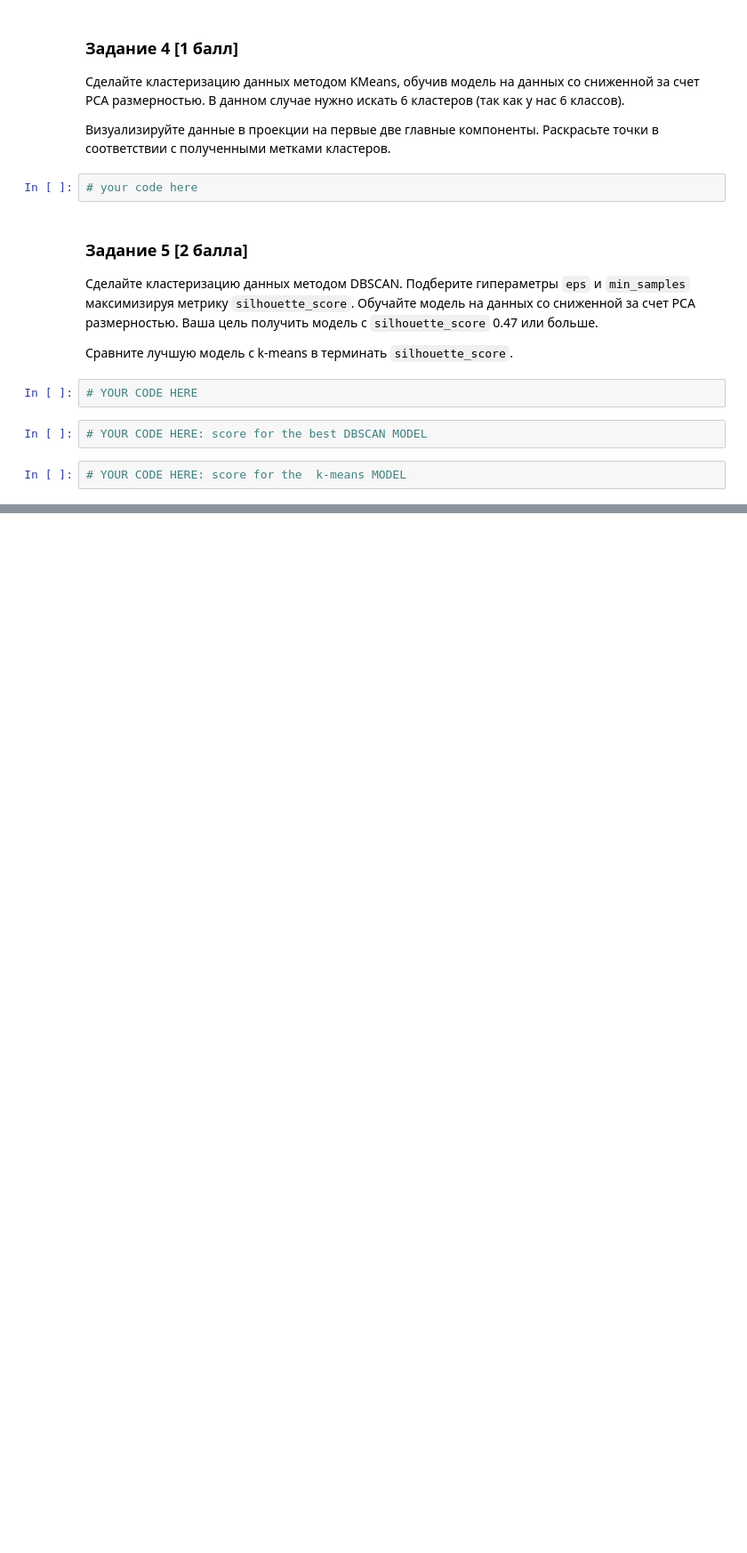
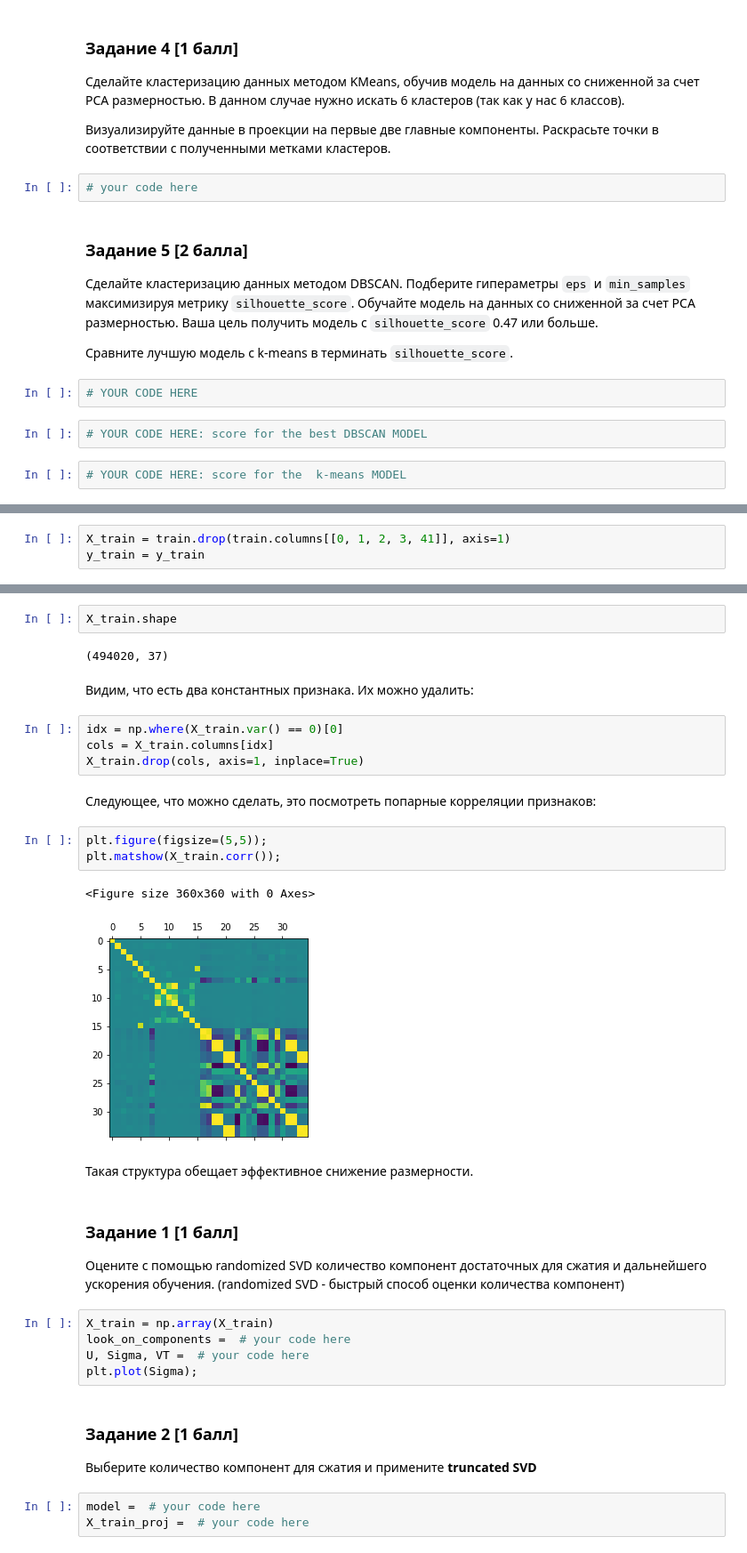
Before and after one commit to WeaselCMC/hse_ml_2023, a Jupyter notebook: hw/hw5/hw05.ipynb, the cells around one changed output, grey strips where cells are left out. Shown at 89% size. Cells and saved outputs as stored; diff of their text form; blank space fills up the shorter version.

```diff
--- a/hw/hw5/hw05.ipynb
+++ b/hw/hw5/hw05.ipynb
@@ -332,0 +625,3 @@ array([1, 2, 3, 4, 5, 6])
+# %%
+X_train = train.drop(train.columns[[0, 1, 2, 3, 41]], axis=1)
+y_train = y_train
@@ -332,0 +650,35 @@ array([1, 2, 3, 4, 5, 6])
+# %%
+X_train.shape
+# %% [output]
+(494020, 37)
+# %% [markdown]
+Видим, что есть два константных признака. Их можно удалить:
+# %%
+idx = np.where(X_train.var() == 0)[0]
+cols = X_train.columns[idx]
+X_train.drop(cols, axis=1, inplace=True)
+# %% [markdown]
+Следующее, что можно сделать, это посмотреть попарные корреляции признаков:
+# %%
+plt.figure(figsize=(5,5));
+plt.matshow(X_train.corr());
+# %% [output]
+<Figure size 360x360 with 0 Axes>
+[figure, added]
+# %% [markdown]
+Такая структура обещает эффективное снижение размерности.
+# %% [markdown]
+### Задание 1 [1 балл] <a id="task2_1"></a>
+Оцените с помощью randomized SVD количество компонент достаточных для сжатия и дальнейшего ускорения обучения. (randomized SVD - быстрый способ оценки количества компонент)
+# %%
+X_train = np.array(X_train)
+look_on_components =  # your code here
+U, Sigma, VT =  # your code here
+plt.plot(Sigma);
+# %% [markdown]
+### Задание 2 [1 балл] <a id="task2_2"></a>
+
+Выберите количество компонент для сжатия и примените **truncated SVD**
+# %%
+model =  # your code here
+X_train_proj =  # your code here
```
Also changed, not shown: parts of 76 cells of this notebook, 4 other files.
